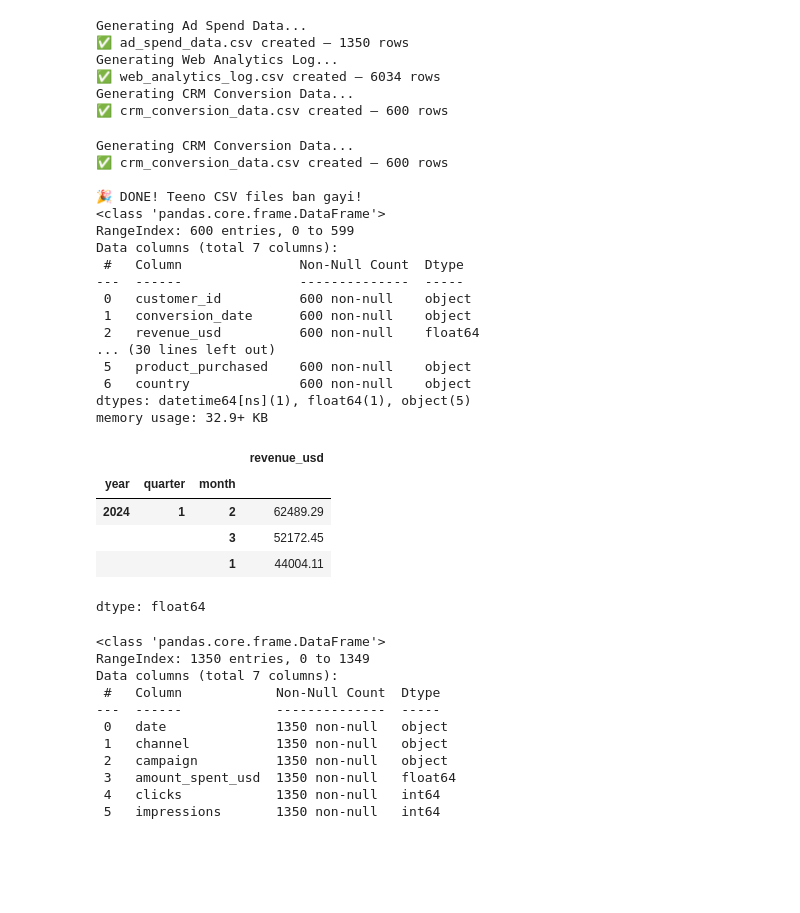
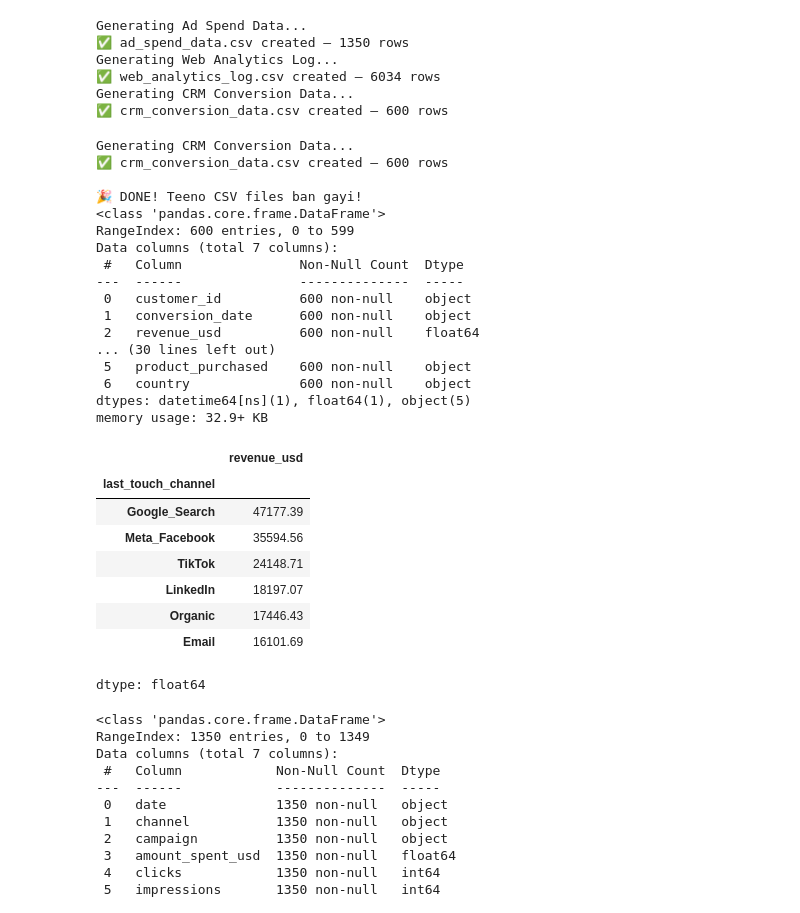
Before and after one commit to banerjee109/Infotact-Data-Team-2, a Jupyter notebook: Assignmenet_1_Roughbook.ipynb, the cells around one changed output. Cells and saved outputs as stored; diff of their text form; code cells hidden in the pictures; blank space fills up the shorter version.

Commit message:
Analysed revenue earned from last touch  channel.

```diff
--- a/Assignmenet_1_Roughbook.ipynb
+++ b/Assignmenet_1_Roughbook.ipynb
@@ -189,38 +189,42 @@ crm_df.head(25)
 ##crm_df[(crm_df["conversion_date"]=="2024-01-22")]["revenue_usd"]
 crm_df.info()
 crm_df["conversion_date"]=pd.to_datetime(crm_df["conversion_date"])
 crm_df.info()
 type(crm_df["conversion_date"])
 crm_df["year"] = crm_df["conversion_date"].dt.year
 crm_df["month"] = crm_df["conversion_date"].dt.month
 crm_df["day"]=crm_df["conversion_date"].dt.day
 crm_df[["year","month","day"]]
 crm_df["quarter"]=crm_df["conversion_date"].dt.quarter
 crm_df[["year","month","day","quarter"]]
 crm_df.groupby(["year","quarter","month"])["revenue_usd"].sum().sort_values(ascending=False)
+crm_df.groupby("last_touch_channel")["revenue_usd"].sum().sort_values(ascending=False)
 # %% [output]
 Generating CRM Conversion Data...
 ✅ crm_conversion_data.csv created — 600 rows
 
 🎉 DONE! Teeno CSV files ban gayi!
 <class 'pandas.core.frame.DataFrame'>
 RangeIndex: 600 entries, 0 to 599
 Data columns (total 7 columns):
  #   Column               Non-Null Count  Dtype
 ---  ------               --------------  -----
  0   customer_id          600 non-null    object
  1   conversion_date      600 non-null    object
  2   revenue_usd          600 non-null    float64
 ... (30 lines left out)
  5   product_purchased    600 non-null    object
  6   country              600 non-null    object
 dtypes: datetime64[ns](1), float64(1), object(5)
 memory usage: 32.9+ KB
-|  |  |  | revenue_usd |
-| year | quarter | month |  |
-| 2024 | 1 | 2 | 62489.29 |
-|  |  | 3 | 52172.45 |
-|  |  | 1 | 44004.11 |
+|  | revenue_usd |
+| last_touch_channel |  |
+| Google_Search | 47177.39 |
+| Meta_Facebook | 35594.56 |
+| TikTok | 24148.71 |
+| LinkedIn | 18197.07 |
+| Organic | 17446.43 |
+| Email | 16101.69 |
 dtype: float64
 # %%
 import pandas as pd
```
Also changed, not shown: parts of 1 cell of this notebook.
